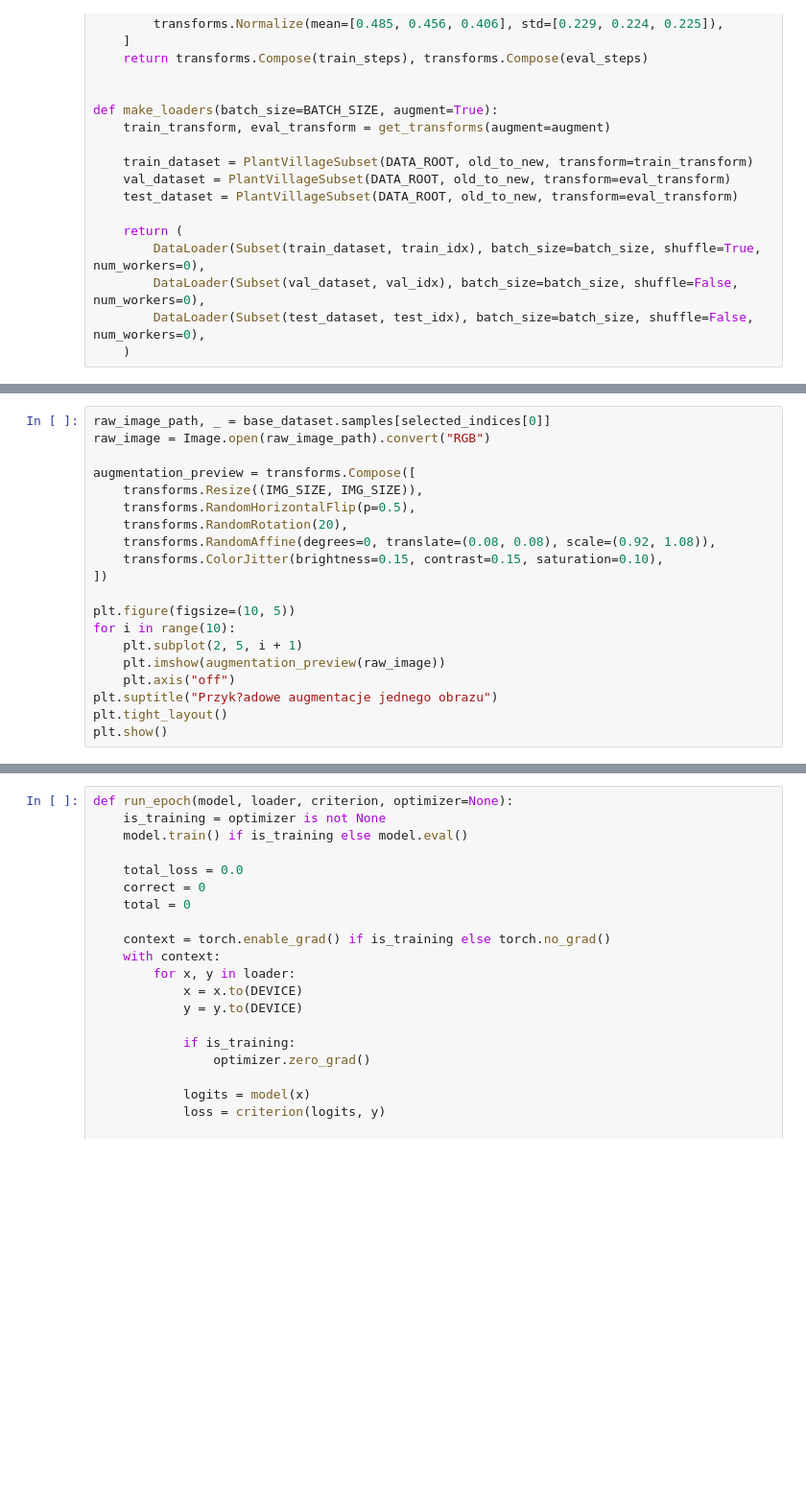
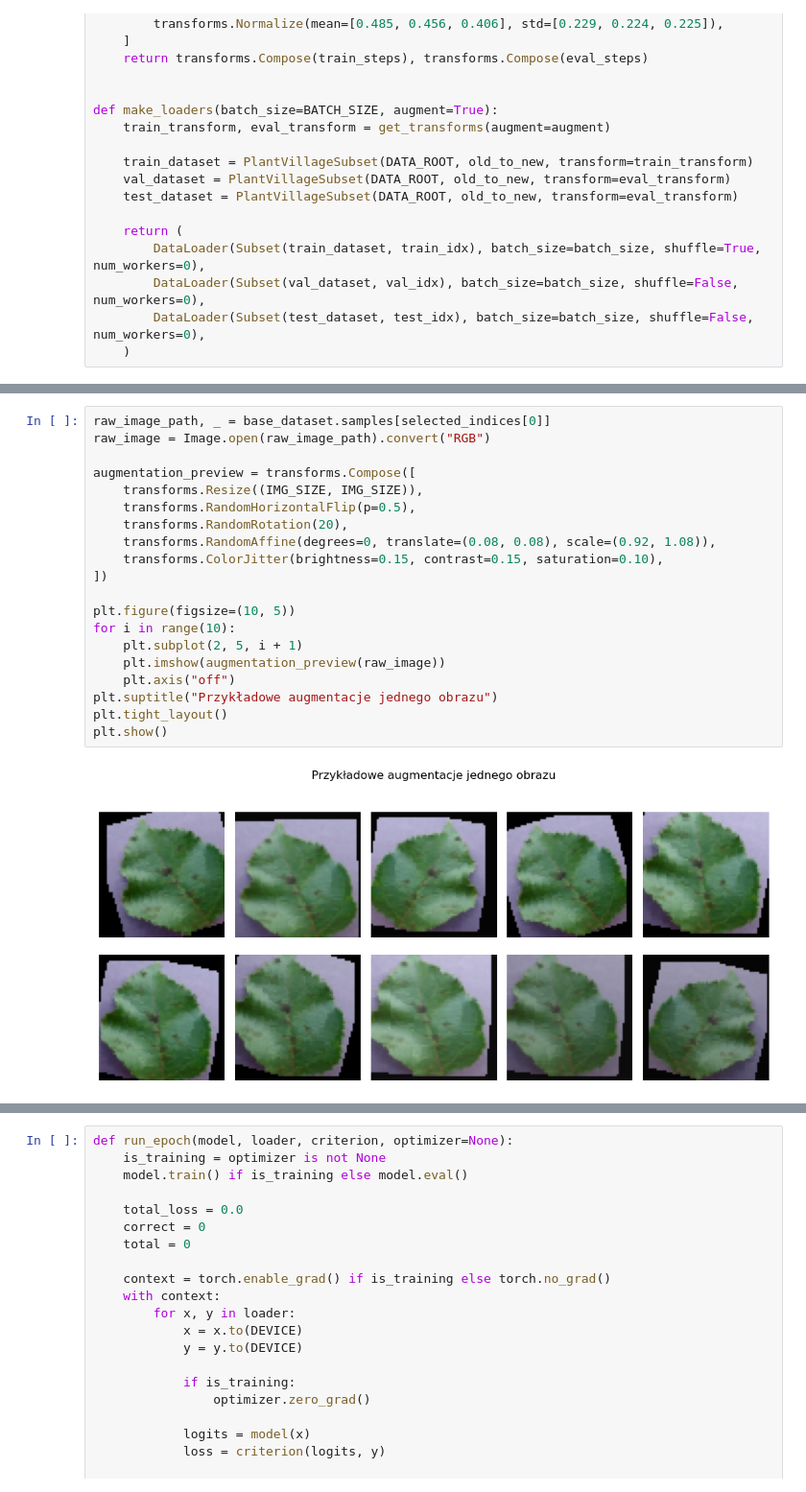
Before and after one commit to mkoczkodaj/LAB5, a Jupyter notebook: lab5_6.ipynb, the cells around one changed output, grey strips where cells are left out. Shown at 96% size. Cells and saved outputs as stored; diff of their text form; blank space fills up the shorter version.

```diff
--- a/lab5_6.ipynb
+++ b/lab5_6.ipynb
@@ -211,23 +230,25 @@ Poni?ej wida? kilka losowych wariant?w tego samego obrazu. Model dostaje dzi?ki
 # %%
 raw_image_path, _ = base_dataset.samples[selected_indices[0]]
 raw_image = Image.open(raw_image_path).convert("RGB")
 
 augmentation_preview = transforms.Compose([
     transforms.Resize((IMG_SIZE, IMG_SIZE)),
     transforms.RandomHorizontalFlip(p=0.5),
     transforms.RandomRotation(20),
     transforms.RandomAffine(degrees=0, translate=(0.08, 0.08), scale=(0.92, 1.08)),
     transforms.ColorJitter(brightness=0.15, contrast=0.15, saturation=0.10),
 ])
 
 plt.figure(figsize=(10, 5))
 for i in range(10):
     plt.subplot(2, 5, i + 1)
     plt.imshow(augmentation_preview(raw_image))
     plt.axis("off")
-plt.suptitle("Przyk?adowe augmentacje jednego obrazu")
+plt.suptitle("Przykładowe augmentacje jednego obrazu")
 plt.tight_layout()
 plt.show()
+# %% [output]
+[figure, added]
 # %% [markdown]
 ## 8. Model CNN
 
```
Also changed, not shown: parts of 31 cells of this notebook, 1 other file.
